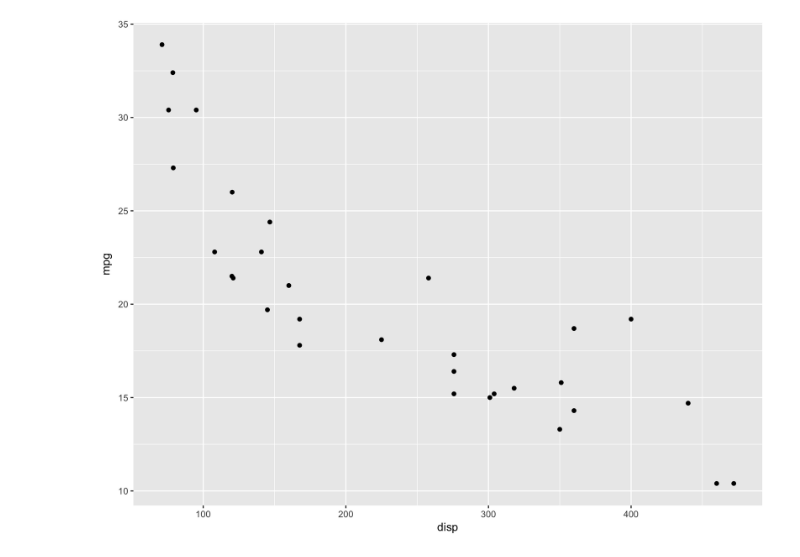
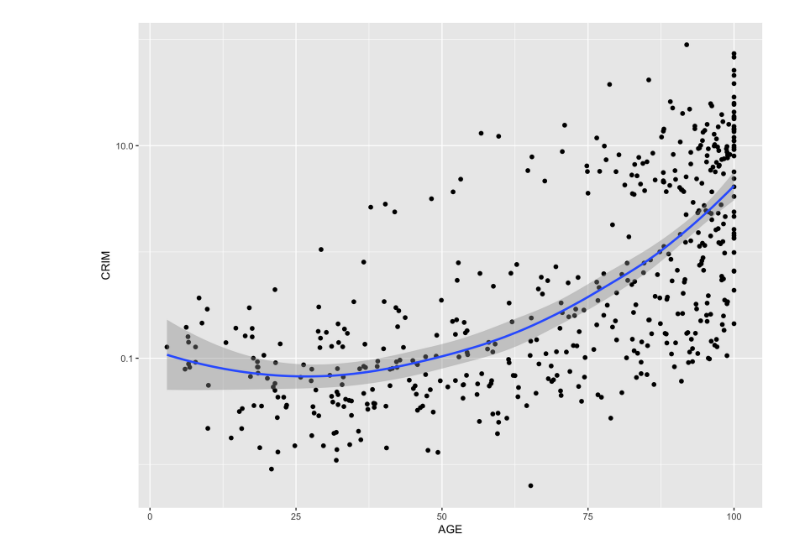
Before and after one commit to croach/pydata_nyc_2017, a Jupyter notebook: notebooks/rpy2.ipynb, the cells around one changed output. Cells and saved outputs as stored; diff of their text form; code cells hidden in the pictures.

```diff
--- a/notebooks/rpy2.ipynb
+++ b/notebooks/rpy2.ipynb
@@ -13,3 +0,0 @@ from rpy2.robjects.packages import importr, data
-# %%
-gg = importr('ggplot2')
-datasets = importr('datasets')
@@ -40,6 +12,18 @@ import pandas as pd
+# %%
+import pandas as pd
+from sklearn import datasets
+
+boston = datasets.load_boston()
+df = pd.DataFrame(boston.data, columns=boston.feature_names)
+df['target'] = boston.target
 # %%
-%%R -w 9 -h 7 -u in -r 220
+%%R -i df -w 9 -h 7 -u in -r 220
 
-ggplot(mtcars, mapping = aes(x = disp, y = mpg)) + geom_point()
+library(ggplot2)
+
+ggplot(df, aes(x = AGE, y = CRIM)) +
+    geom_point() +
+    geom_smooth() +
+    scale_y_log10('CRIM')
 # %% [output]
-[figure, old version]
+[figure, new version]
```
Also changed, not shown: parts of 14 cells of this notebook, 1 other file.
